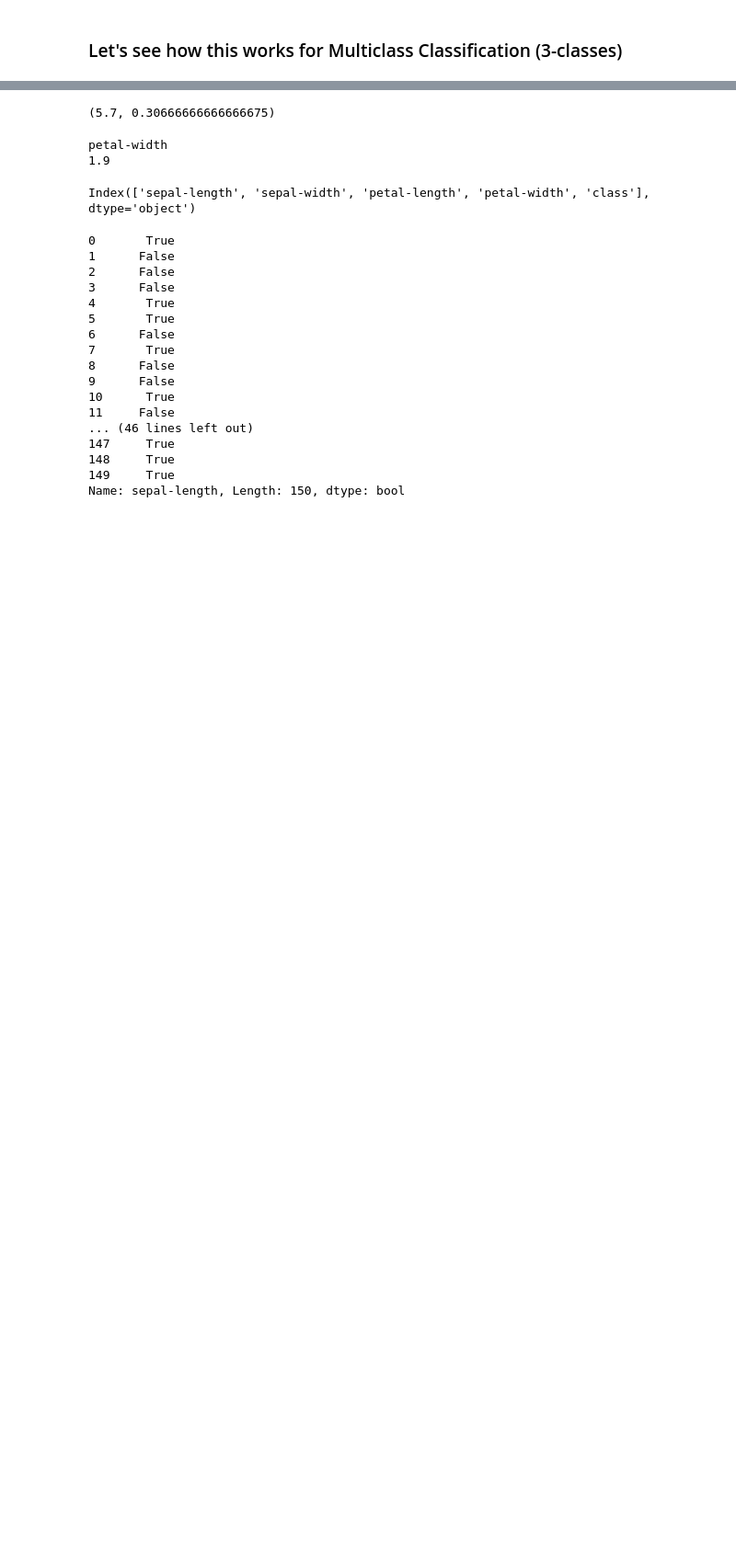
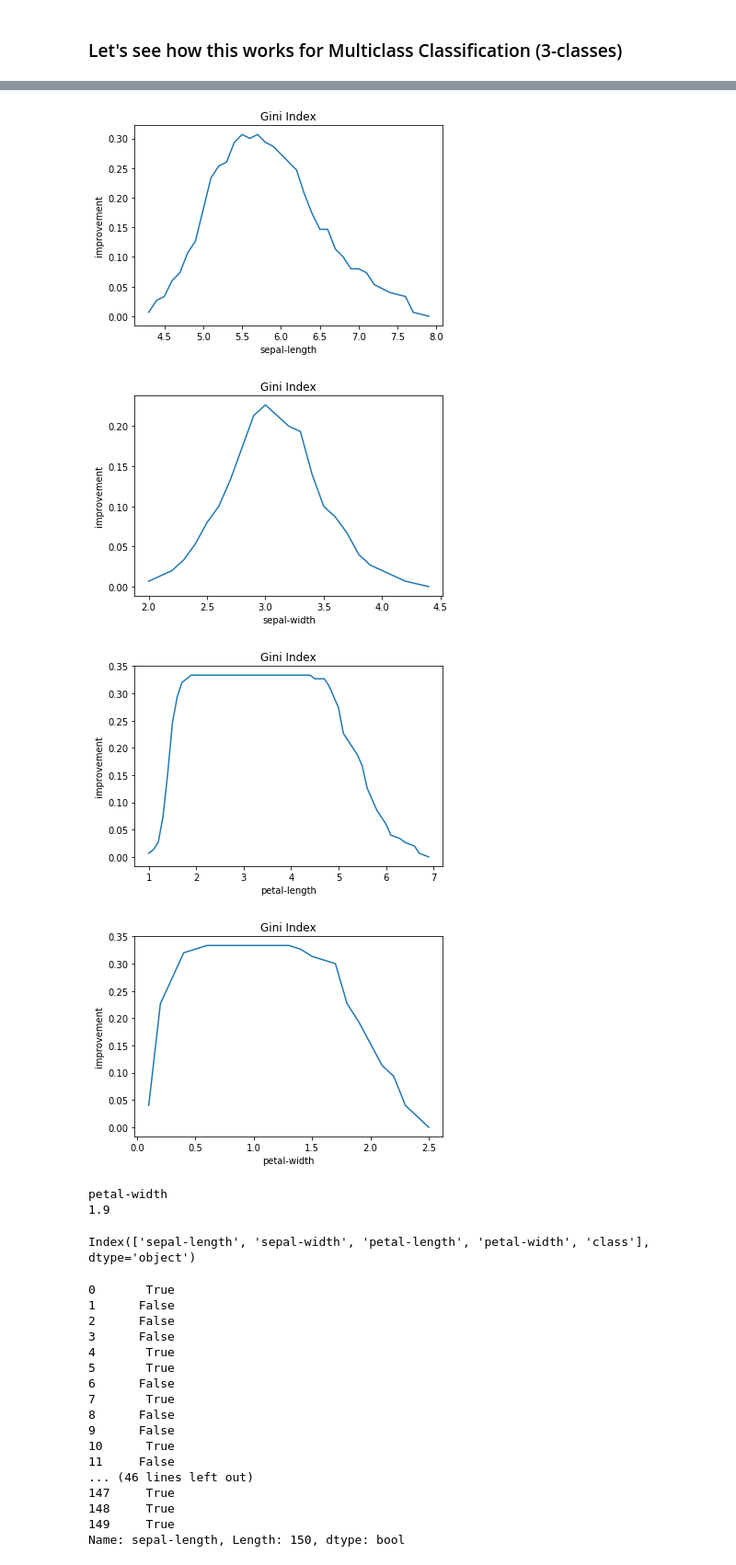
Before and after one commit to CodeEd-eV/ML-01-Decision-Tree, a Jupyter notebook: 01-implementation.ipynb, the cells around one changed output, grey strips where cells are left out. Shown at 92% size. Drawn from its saved outputs; the diff is of its cells as text; code cells hidden in the pictures; blank space fills up the shorter version.

```diff
--- a/01-implementation.ipynb
+++ b/01-implementation.ipynb
@@ -150,7 +197,7 @@ class DtNode:
         self.depth = depth
         self.X = X
         self.y = y
-        self.criterion = "gini"
+        self.criterion = criterion
 
         frequencies = get_frequencies(self.y)
         self.node_impurity = get_impurity(frequencies, criterion=self.criterion)
@@ -220,11 +267,42 @@ class DtNode:
         else:
             self.true_node  = DtNode(true_X,  true_y,  self.depth - 1)
             self.false_node = DtNode(false_X, false_y, self.depth - 1)
-# %%
-node = DtNode(iris_data.iloc[:,:4], iris_data['class'], 1)
-max(node.get_improvements('sepal-length'), key=lambda x: x[1])
-# %% [output]
-(5.7, 0.30666666666666675)
+# %%
+node = DtNode(iris_data.iloc[:,:4], iris_data['class'], 1)
+impro = max(node.get_improvements('sepal-length'), key=lambda x: x[1])
+
+impro = np.array(node.get_improvements('sepal-length'))
+plt.xlabel("sepal-length")
+plt.ylabel("improvement")
+plt.title("Gini Index")
+plt.plot(impro[:,0], impro[:,1])
+plt.show()
+
+impro = np.array(node.get_improvements('sepal-width'))
+plt.xlabel("sepal-width")
+plt.ylabel("improvement")
+plt.title("Gini Index")
+plt.plot(impro[:,0], impro[:,1])
+plt.show()
+
+impro = np.array(node.get_improvements('petal-length'))
+plt.xlabel("petal-length")
+plt.ylabel("improvement")
+plt.title("Gini Index")
+plt.plot(impro[:,0], impro[:,1])
+plt.show()
+
+impro = np.array(node.get_improvements('petal-width'))
+plt.xlabel("petal-width")
+plt.ylabel("improvement")
+plt.title("Gini Index")
+plt.plot(impro[:,0], impro[:,1])
+plt.show()
+# %% [output]
+[figure, added]
+[figure, added]
+[figure, added]
+[figure, added]
 # %%
 #imps = (node.get_improvements('sepal-length'))
 node.fit()
```
Also changed, not shown: parts of 3 cells of this notebook.
